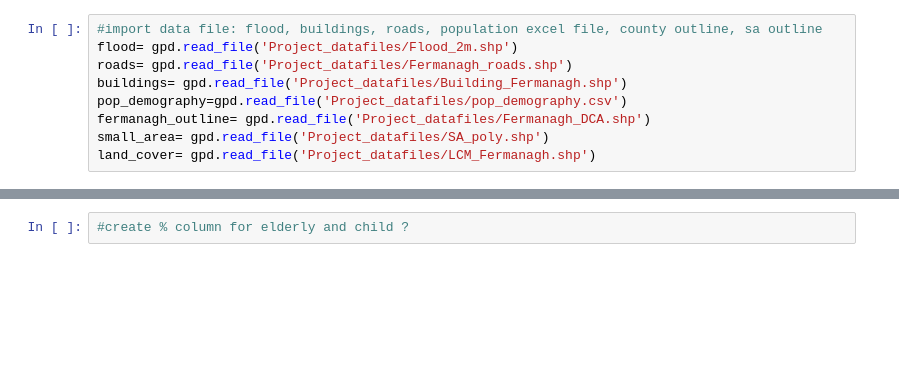
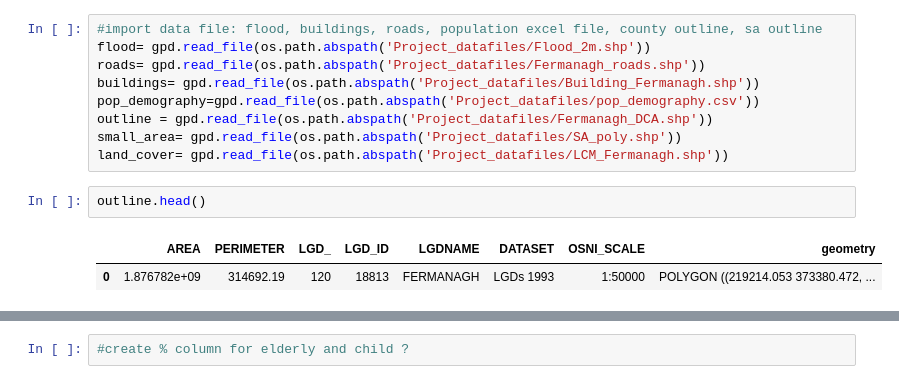
Before and after one commit to fd1807/EGM722_Project, a Jupyter notebook: Project_EGM722.ipynb, the cells around one changed output, grey strips where cells are left out. Saved outputs shown, nothing was run; the diff lists cells and outputs as text; blank space fills up the shorter version.

```diff
--- a/Project_EGM722.ipynb
+++ b/Project_EGM722.ipynb
@@ -37,12 +37,17 @@ def scale_bar(ax, location=(0.92, 0.95)):
 # %%
 #import data file: flood, buildings, roads, population excel file, county outline, sa outline
-flood= gpd.read_file('Project_datafiles/Flood_2m.shp')
-roads= gpd.read_file('Project_datafiles/Fermanagh_roads.shp')
-buildings= gpd.read_file('Project_datafiles/Building_Fermanagh.shp')
-pop_demography=gpd.read_file('Project_datafiles/pop_demography.csv')
-fermanagh_outline= gpd.read_file('Project_datafiles/Fermanagh_DCA.shp')
-small_area= gpd.read_file('Project_datafiles/SA_poly.shp')
-land_cover= gpd.read_file('Project_datafiles/LCM_Fermanagh.shp')
+flood= gpd.read_file(os.path.abspath('Project_datafiles/Flood_2m.shp'))
+roads= gpd.read_file(os.path.abspath('Project_datafiles/Fermanagh_roads.shp'))
+buildings= gpd.read_file(os.path.abspath('Project_datafiles/Building_Fermanagh.shp'))
+pop_demography=gpd.read_file(os.path.abspath('Project_datafiles/pop_demography.csv'))
+outline = gpd.read_file(os.path.abspath('Project_datafiles/Fermanagh_DCA.shp'))
+small_area= gpd.read_file(os.path.abspath('Project_datafiles/SA_poly.shp'))
+land_cover= gpd.read_file(os.path.abspath('Project_datafiles/LCM_Fermanagh.shp'))
+# %%
+outline.head()
+# %% [output]
+|  | AREA | PERIMETER | LGD_ | LGD_ID | LGDNAME | DATASET | OSNI_SCALE | geometry |
+| 0 | 1.876782e+09 | 314692.19 | 120 | 18813 | FERMANAGH | LGDs 1993 | 1:50000 | POLYGON ((219214.053 373380.472, ... |
 # %%
 myFig = plt.figure(figsize=(10, 10))  # create a figure of size 10x10 (representing the page size in inches)
 
```
Also changed, not shown: parts of 8 cells of this notebook.
